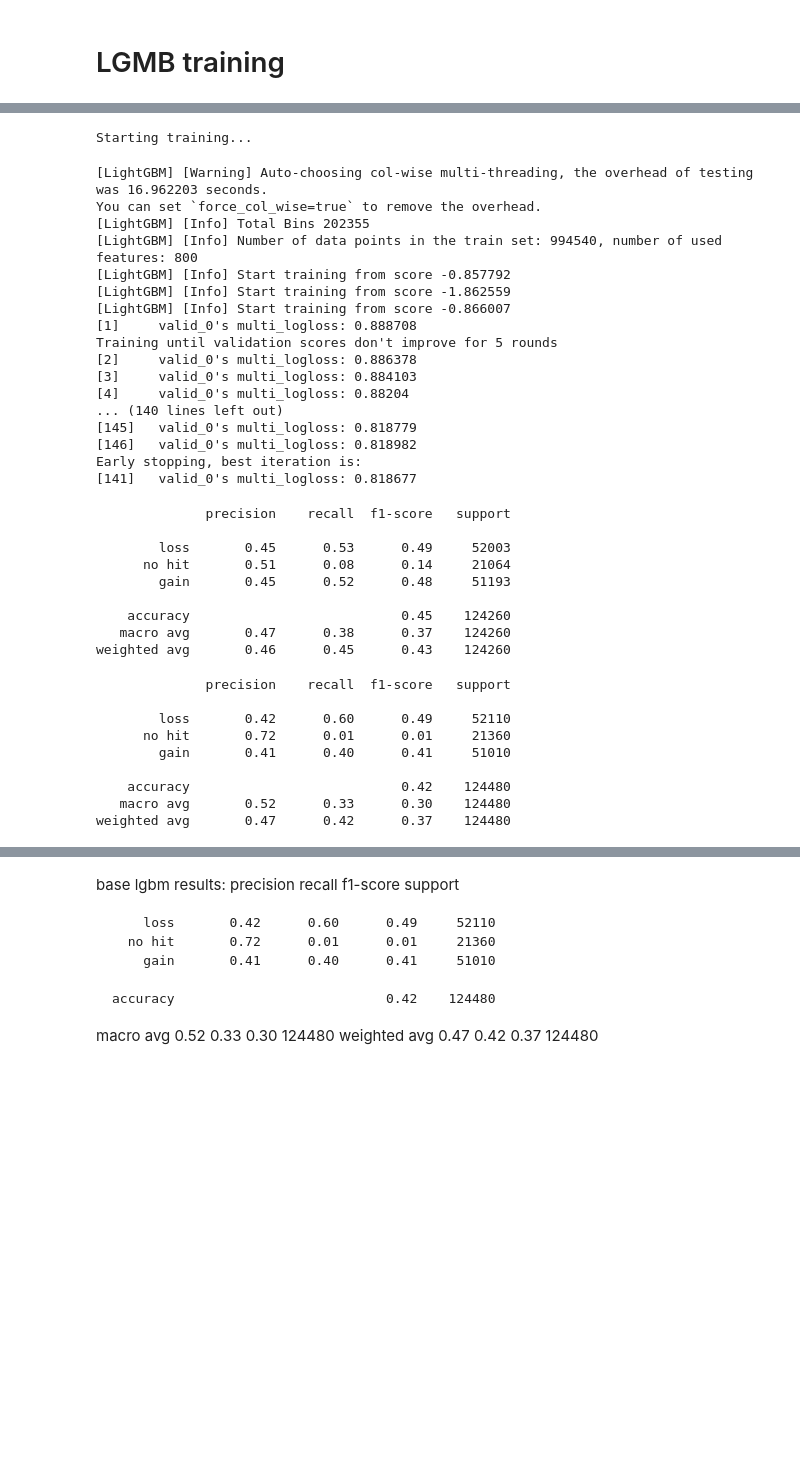
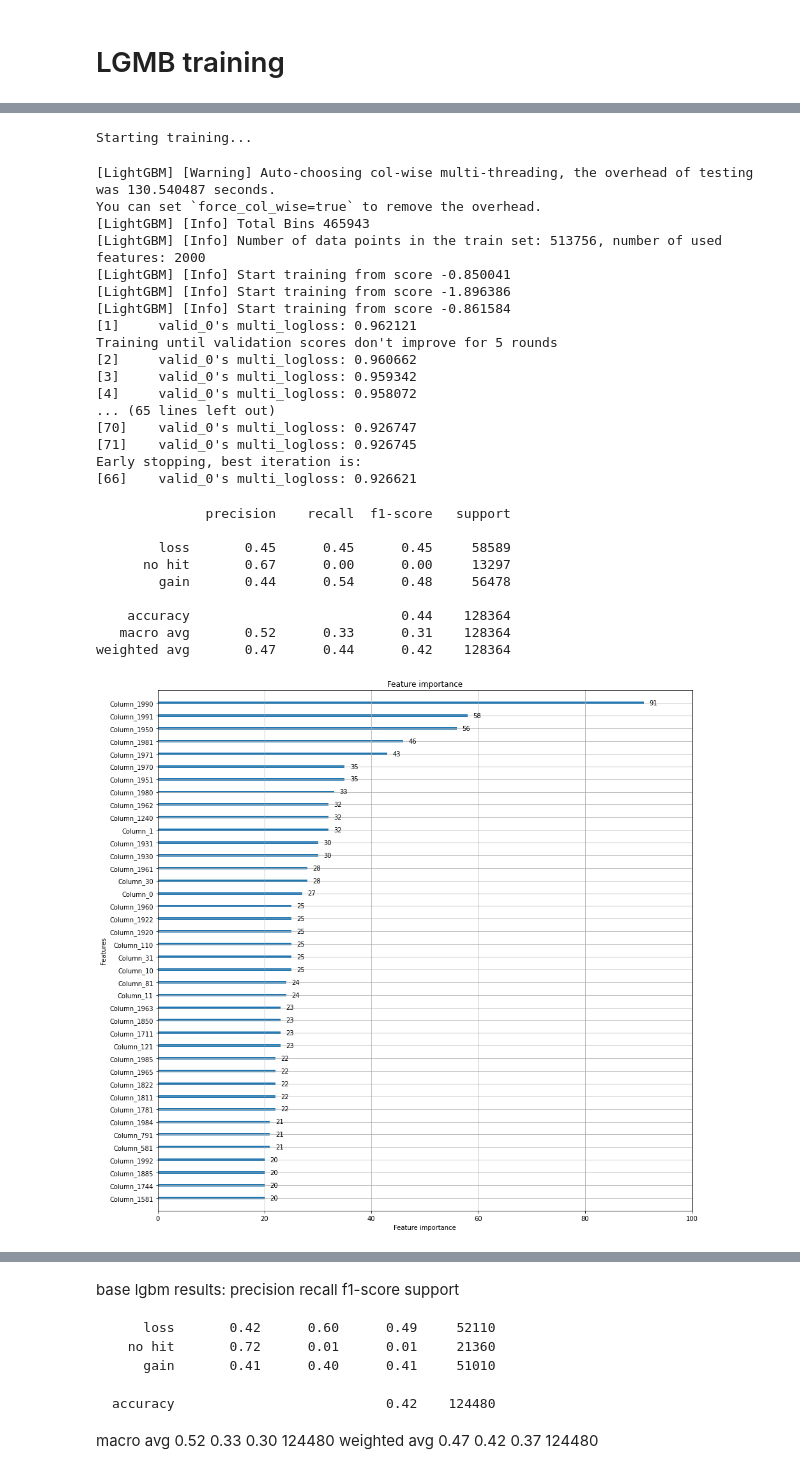
Before and after one commit to elviajero83/fin_research, a Jupyter notebook: notebooks/05-Training.ipynb, the cells around one changed output, grey strips where cells are left out. Saved outputs shown, nothing was run; the diff lists cells and outputs as text; code cells hidden in the pictures; blank space fills up the shorter version.

Commit message:
pipeline training

```diff
--- a/notebooks/05-Training.ipynb
+++ b/notebooks/05-Training.ipynb
@@ -431,0 +201,3 @@ shapes of X_train (994540, 100, 8), y_train, (994540,), X_test (124260, 100, 8),
+# %%
+X_train_3d, y_train_3d = build_timeseries(X_train, y_train, steps = 100)
+X_test_3d, y_test_3d = build_timeseries(X_test, y_test, steps = 100)
@@ -432,10 +209,11 @@ shapes of X_train (994540, 100, 8), y_train, (994540,), X_test (124260, 100, 8),
 # %%
-X_train_2d = X_train.reshape(X_train.shape[0],X_train.shape[1]*X_train.shape[2])
-X_test_2d = X_test.reshape(X_test.shape[0],X_test.shape[1]*X_test.shape[2])
-X_val_2d = X_val.reshape(X_val.shape[0],X_val.shape[1]*X_val.shape[2])
+X_train_2d = X_train_3d.reshape(X_train_3d.shape[0],X_train_3d.shape[1]*X_train_3d.shape[2])
+X_test_2d = X_test_3d.reshape(X_test_3d.shape[0],X_test_3d.shape[1]*X_test_3d.shape[2])
+y_train_2d = y_train_3d
+y_test_2d = y_test_3d
 print(
     "shapes of X_train_2d {}, y_train, {}, X_test_2d {}, y_test_2d {}".format(
-        X_train_2d.shape, y_train.shape, X_test_2d.shape, y_test.shape
+        X_train_2d.shape, y_train_2d.shape, X_test_2d.shape, y_test_2d.shape
     )
 )
 # %% [output]
@@ -443,7 +226,7 @@ shapes of X_train_2d (994540, 800), y_train, (994540,), X_test_2d (124260, 800),
 # %%
-train_data = lightgbm.Dataset(X_train_2d, label=y_train)
-val_data = lightgbm.Dataset(X_val_2d, label=y_val, reference=train_data)
-test_data = lightgbm.Dataset(X_test_2d, label=y_test)
+train_data = lightgbm.Dataset(X_train_2d, label=y_train_2d)
+# val_data = lightgbm.Dataset(X_val_2d, label=y_val, reference=train_data)
+test_data = lightgbm.Dataset(X_test_2d, label=y_test_2d)
 # %%
 parameters = {
     'objective': 'multiclass',
@@ -470,52 +253,38 @@ print('Starting training...')
 gbm = lightgbm.train(params=parameters,
                      train_set = train_data,
                      num_boost_round=20,
-                     valid_sets=val_data,
+                     valid_sets=test_data,
                      early_stopping_rounds=5)
 # %% [output]
 Starting training...
-[LightGBM] [Warning] Auto-choosing col-wise multi-threading, the overhead of testing was 16.962203 seconds.
+[LightGBM] [Warning] Auto-choosing col-wise multi-threading, the overhead of testing was 130.540487 seconds.
 You can set `force_col_wise=true` to remove the overhead.
-[LightGBM] [Info] Total Bins 202355
-[LightGBM] [Info] Number of data points in the train set: 994540, number of used features: 800
-[LightGBM] [Info] Start training from score -0.857792
-[LightGBM] [Info] Start training from score -1.862559
-[LightGBM] [Info] Start training from score -0.866007
-[1]     valid_0's multi_logloss: 0.888708
+[LightGBM] [Info] Total Bins 465943
+[LightGBM] [Info] Number of data points in the train set: 513756, number of used features: 2000
+[LightGBM] [Info] Start training from score -0.850041
+[LightGBM] [Info] Start training from score -1.896386
+[LightGBM] [Info] Start training from score -0.861584
+[1]     valid_0's multi_logloss: 0.962121
 Training until validation scores don't improve for 5 rounds
-[2]     valid_0's multi_logloss: 0.886378
-[3]     valid_0's multi_logloss: 0.884103
-[4]     valid_0's multi_logloss: 0.88204
-... (140 lines left out)
-[145]   valid_0's multi_logloss: 0.818779
-[146]   valid_0's multi_logloss: 0.818982
+[2]     valid_0's multi_logloss: 0.960662
+[3]     valid_0's multi_logloss: 0.959342
+[4]     valid_0's multi_logloss: 0.958072
+... (65 lines left out)
+[70]    valid_0's multi_logloss: 0.926747
+[71]    valid_0's multi_logloss: 0.926745
 Early stopping, best iteration is:
-[141]   valid_0's multi_logloss: 0.818677
+[66]    valid_0's multi_logloss: 0.926621
 # %%
 y_pred = gbm.predict(X_test_2d)
 y_pred_flat = np.argmax(y_pred, axis=1)
-print(classification_report(y_test, y_pred_flat, target_names=['loss','no hit','gain']))
+print(classification_report(y_test_2d, y_pred_flat, target_names=['loss','no hit','gain']))
 # %% [output]
               precision    recall  f1-score   support
 
-        loss       0.45      0.53      0.49     52003
-      no hit       0.51      0.08      0.14     21064
-        gain       0.45      0.52      0.48     51193
+        loss       0.45      0.45      0.45     58589
+      no hit       0.67      0.00      0.00     13297
+        gain       0.44      0.54      0.48     56478
 
-    accuracy                           0.45    124260
-   macro avg       0.47      0.38      0.37    124260
-weighted avg       0.46      0.45      0.43    124260
+    accuracy                           0.44    128364
+   macro avg       0.52      0.33      0.31    128364
+weighted avg       0.47      0.44      0.42    128364
-# %%
-y_pred = gbm.predict(X_test_2d)
-y_pred_flat = np.argmax(y_pred, axis=1)
-print(classification_report(y_test, y_pred_flat, target_names=['loss','no hit','gain']))
-# %% [output]
-              precision    recall  f1-score   support
-
-        loss       0.42      0.60      0.49     52110
-      no hit       0.72      0.01      0.01     21360
-        gain       0.41      0.40      0.41     51010
-
-    accuracy                           0.42    124480
-   macro avg       0.52      0.33      0.30    124480
-weighted avg       0.47      0.42      0.37    124480
@@ -521,0 +295,4 @@ weighted avg       0.47      0.42      0.37    124480
+# %%
+ax = lightgbm.plot_importance(gbm, max_num_features=40, figsize=(15,15))
+# %% [output]
+[figure, added]
```
Also changed, not shown: parts of 29 cells of this notebook, 6 other files.
